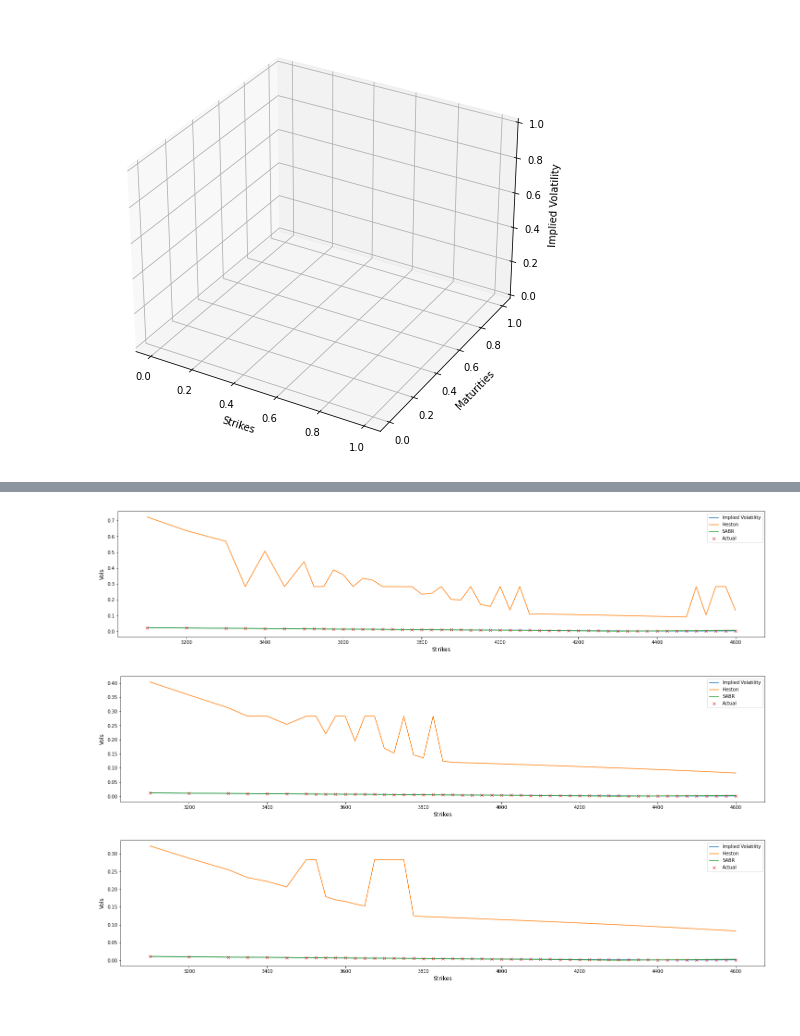
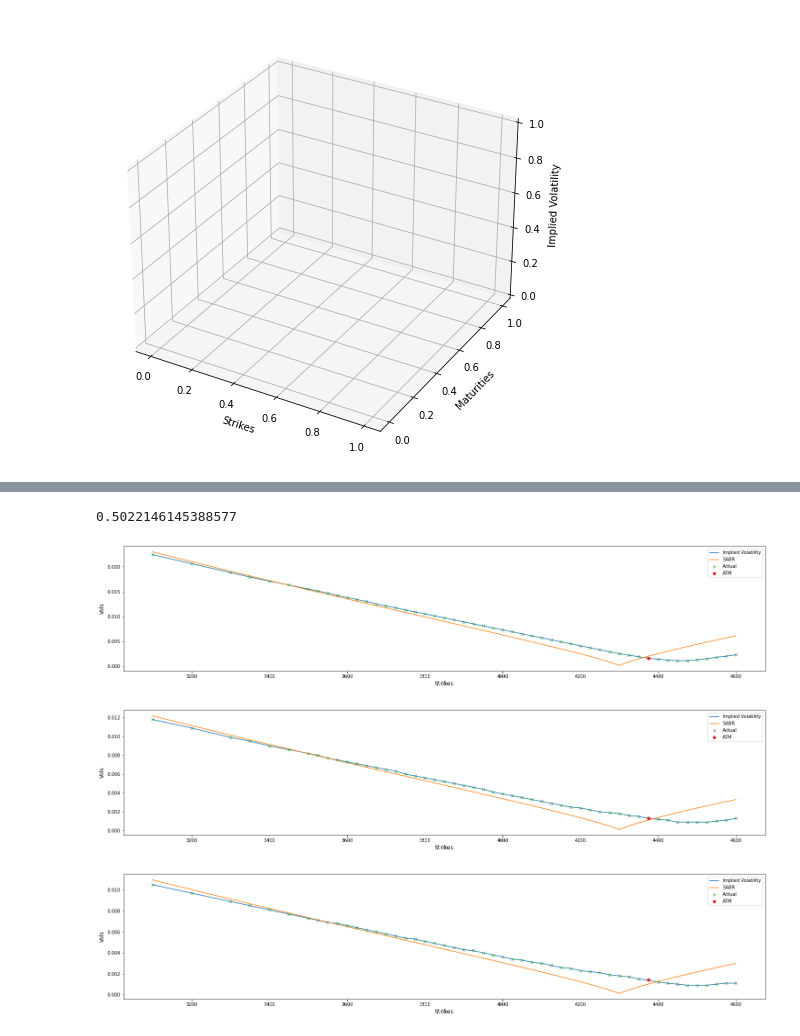
Before and after one commit to lucasomigli/SABR-volatility-models, a Jupyter notebook: ql_model.ipynb, the cells around one changed output, grey strips where cells are left out. Drawn from its saved outputs; the diff is of its cells as text; code cells hidden in the pictures.

Commit message:
fixed plotting multiple surfaces and smiles

```diff
--- a/ql_model.ipynb
+++ b/ql_model.ipynb
@@ -56,7 +56,7 @@ def date_pd_to_ql(date):
 #PLOTTING
 
 #Plot volatility Surface
-def plot_vol_surface(vol_surface, plot_years=np.arange(0.1, 3, 0.1), plot_strikes=strikes, funct='blackVol'):
+def plot_vol_surface(vol_surface, plot_years=np.arange(0.1, .657, 0.1), plot_strikes=strikes, funct='blackVol'):
     if type(vol_surface) != list:
         surfaces = [vol_surface]
     else:
@@ -87,6 +87,7 @@ def plot_smile(date, smiles):
     for smile in smiles:
         ax.plot(strikes, smile[0], label=smile[1])
     ax.plot(strikes, market_vols, "x", label="Actual")
+    ax.plot([4375], market_vols[41], "o", label="ATM")
     ax.set_xlabel("Strikes", size=12)
     ax.set_ylabel("Vols", size=12)
     legend = ax.legend(loc="upper right")
@@ -429,7 +317,7 @@ ZeroDivisionError: float division by zero
 #HESTON MODEL SURFACE PLOTTING (Levenberg-Marquardt Method)
 
 # dummy parameters
-v0, kappa, theta, rho, sigma = (0.01, 0.01, 0.08, -0.9, .1)
+v0, kappa, theta, rho, sigma = (0.03, 0.01, 0.08, -0.9, .1)
 
 process = ql.HestonProcess(flat_ts, dividend_ts,
                            ql.QuoteHandle(ql.SimpleQuote(spot)),
@@ -441,10 +329,12 @@ heston_helpers = []
 black_var_surface.setInterpolation("bicubic")
 one_year_idx = 19
 date = dates[one_year_idx]
+
 for j, s in enumerate(strikes):
     t = (date - today)
     p = ql.Period(t, ql.Days)
-    sigma = vols[one_year_idx][j]
+    sigma = vols[one_year_idx][j] / POW
+
     helper = ql.HestonModelHelper(p, calendar, spot, s,
                                   ql.QuoteHandle(ql.SimpleQuote(sigma)),
                                   flat_ts,
@@ -454,7 +344,7 @@ for j, s in enumerate(strikes):
 
 lm = ql.LevenbergMarquardt(1e-8, 1e-8, 1e-8)
 model.calibrate(heston_helpers, lm,
-                 ql.EndCriteria(500, 50, 1.0e-8, 1.0e-8, 1.0e-8))
+                 ql.EndCriteria(5000, 500, 1.0e-8, 1.0e-8, 1.0e-8))
 theta, kappa, sigma, rho, v0 = model.params()
 
 # Boilerplate to get to the Vol Surface object
@@ -463,7 +353,7 @@ heston_handle = ql.HestonModelHandle(heston_model)
 heston_vol_surface = ql.HestonBlackVolSurface(heston_handle)
 
 # Plot the vol surface ...
-plot_vol_surface(heston_vol_surface, plot_years=np.arange(0.1, .657, 0.1), plot_strikes=strikes, funct='blackVol')
+plot_vol_surface(heston_vol_surface)
 
 
 # Statistical analysis on the Heston model and plotting
@@ -496,15 +414,19 @@ ZeroDivisionError: float division by zero
+# %%
+heston_vol_surface.blackVol(dates[0], strikes[0])
+# %% [output]
+0.5022146145388577
 # %%
 for i in range(3):
         num = i
         lis = [([black_var_surface.blackVol(dates[num], s) for s in strikes], "Implied Volatility" ),
-                ([heston_vol_surface.blackVol(dates[num], s) for s in strikes], "Heston" ),
+                # ([heston_vol_surface.blackVol(dates[num], s)/POW for s in strikes], "Heston" ),
                 ([SABR_vol_surface.blackVol(dates[num], s) for s in strikes], "SABR" )
                 ]
         plot_smile(dates[num], lis)
 # %% [output]
-[figure, old version]
+[figure, new version]
-[figure, old version]
+[figure, new version]
-[figure, old version]
+[figure, new version]
 # %%
 plot_vol_surface([black_var_surface, SABR_vol_surface])
 # %% [output]
```
Also changed, not shown: parts of 4 cells of this notebook.
